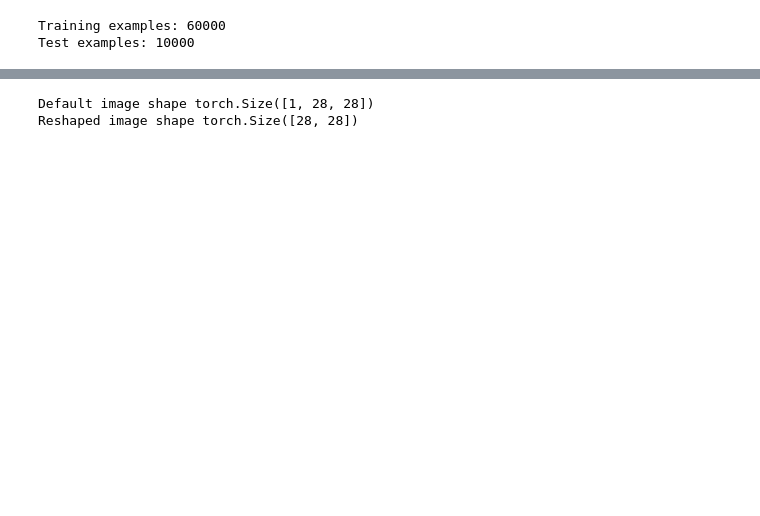
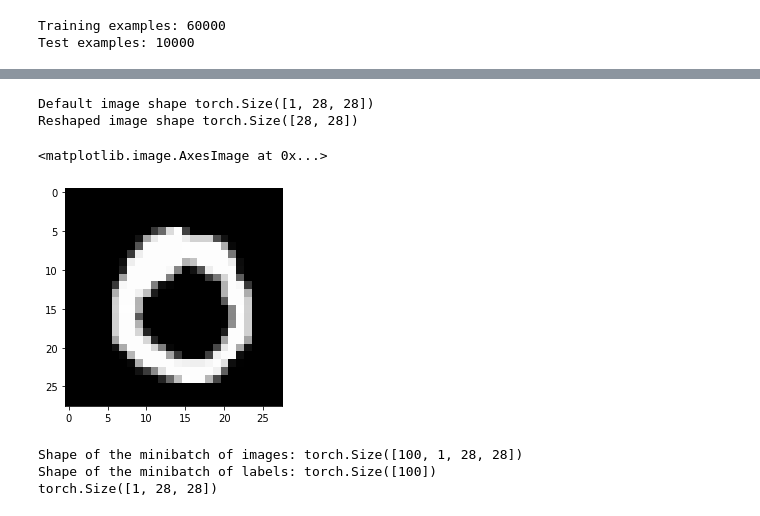
Before and after one commit to sanishrai/MNIST_Logistic_Regression, a Jupyter notebook: 2A.ipynb, the cells around one changed output, grey strips where cells are left out. Drawn from its saved outputs; the diff is of its cells as text; code cells hidden in the pictures; blank space fills up the shorter version.

```diff
--- a/2A.ipynb
+++ b/2A.ipynb
@@ -33,10 +53,12 @@ Reshaped image shape: torch.Size([28, 28])
 # %%
-image,label = mnist_train[3]
+image,label = mnist_train[56]
 #plotting image
 print("Default image shape", image.shape)
 image = image.reshape([28,28])
 print("Reshaped image shape", image.shape)
 plt.imshow(image, cmap="gray")
 # %% [output]
 Default image shape torch.Size([1, 28, 28])
 Reshaped image shape torch.Size([28, 28])
+<matplotlib.image.AxesImage at 0x...>
+[figure, added]
@@ -44,0 +68,12 @@ plt.imshow(image)
+# %%
+#an example of minibatch for train drawn from the above dataloader
+data_train_iter = iter(train_loader)
+images,labels  = data_train_iter.next()
+print("Shape of the minibatch of images: {}".format(images.shape))
+print("Shape of the minibatch of labels: {}".format(labels.shape))
+print(images[0].shape)
+#there are 100 data, each containing 28 * 28 datas for the image
+# %% [output]
+Shape of the minibatch of images: torch.Size([100, 1, 28, 28])
+Shape of the minibatch of labels: torch.Size([100])
+torch.Size([1, 28, 28])
```
Also changed, not shown: parts of 19 cells of this notebook.
